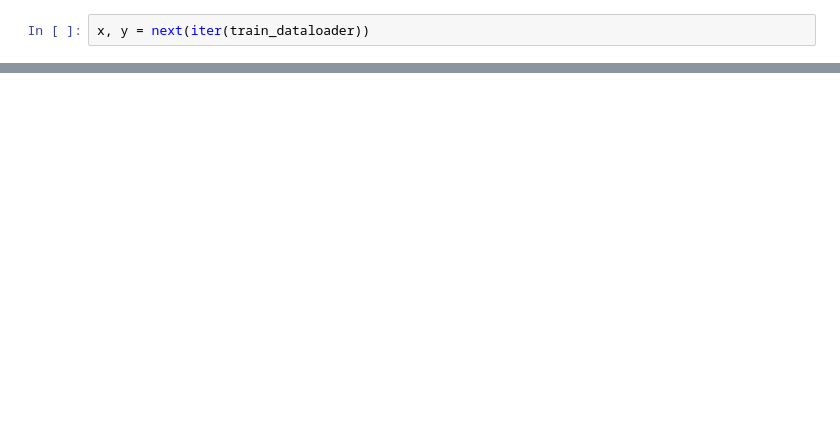
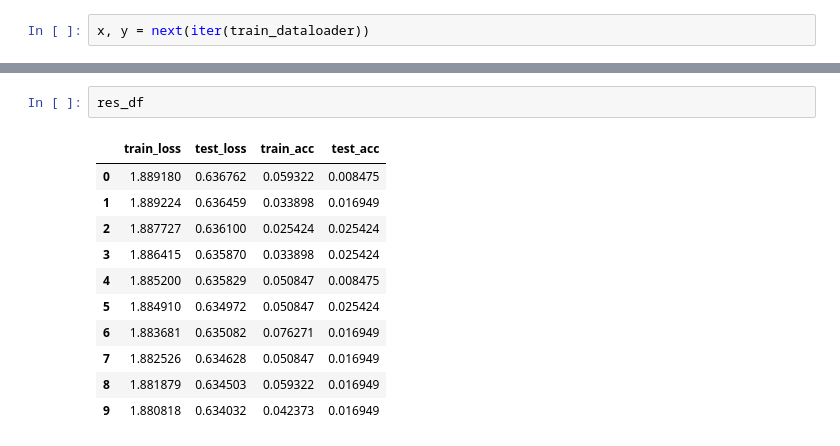
Before and after one commit to gwatkinson/NLP_Assemblee, a Jupyter notebook: notebooks/test_torch.ipynb, the cells around one changed output, grey strips where cells are left out. Drawn from its saved outputs; the diff is of its cells as text; blank space fills up the shorter version.

```diff
--- a/notebooks/test_torch.ipynb
+++ b/notebooks/test_torch.ipynb
@@ -476,0 +1309,14 @@ Init docstring: Initializes internal Module state, shared by both nn.Module and
+# %%
+res_df
+# %% [output]
+|  | train_loss | test_loss | train_acc | test_acc |
+| 0 | 1.889180 | 0.636762 | 0.059322 | 0.008475 |
+| 1 | 1.889224 | 0.636459 | 0.033898 | 0.016949 |
+| 2 | 1.887727 | 0.636100 | 0.025424 | 0.025424 |
+| 3 | 1.886415 | 0.635870 | 0.033898 | 0.025424 |
+| 4 | 1.885200 | 0.635829 | 0.050847 | 0.008475 |
+| 5 | 1.884910 | 0.634972 | 0.050847 | 0.025424 |
+| 6 | 1.883681 | 0.635082 | 0.076271 | 0.016949 |
+| 7 | 1.882526 | 0.634628 | 0.050847 | 0.016949 |
+| 8 | 1.881879 | 0.634503 | 0.059322 | 0.016949 |
+| 9 | 1.880818 | 0.634032 | 0.042373 | 0.016949 |
```
Also changed, not shown: parts of 115 cells of this notebook.
